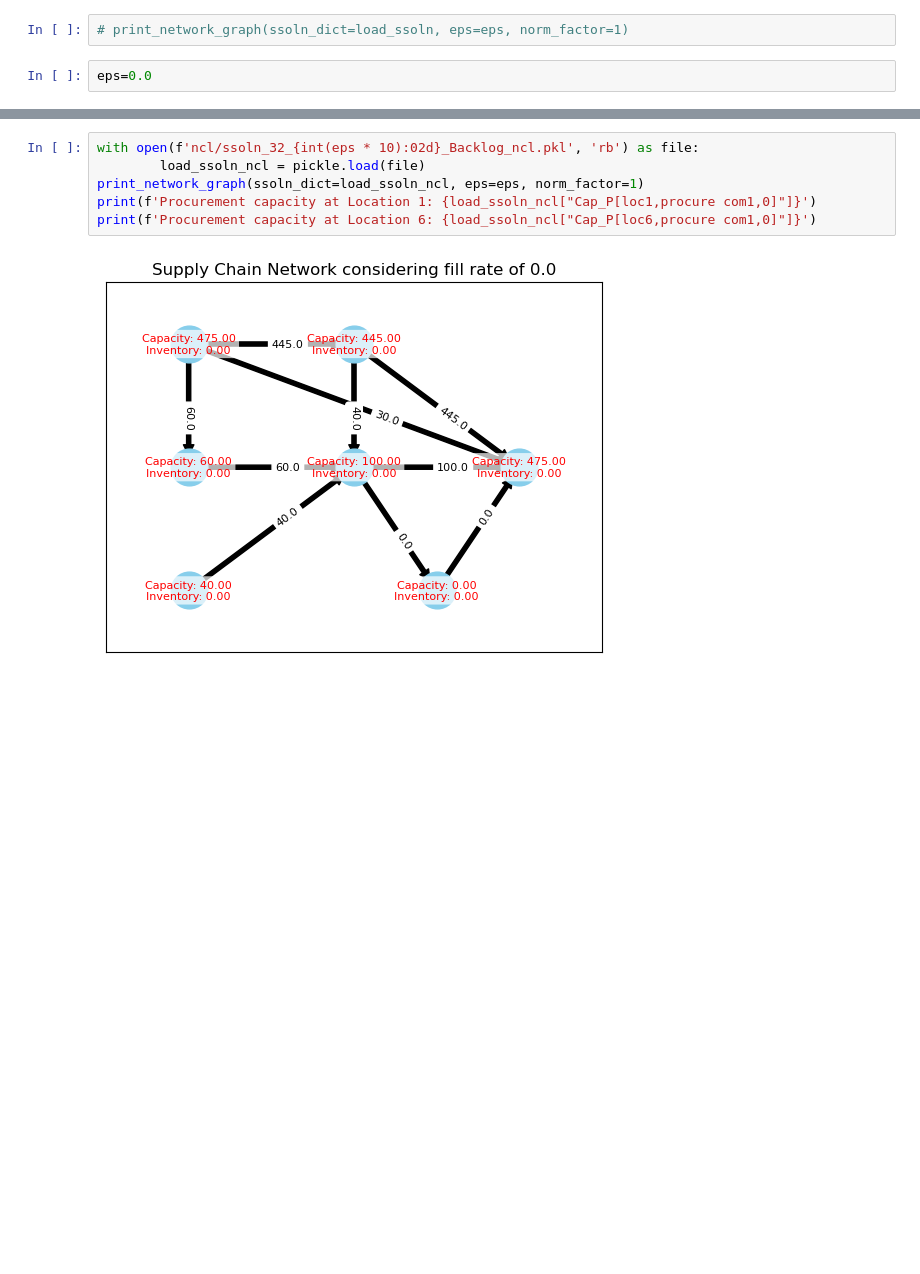
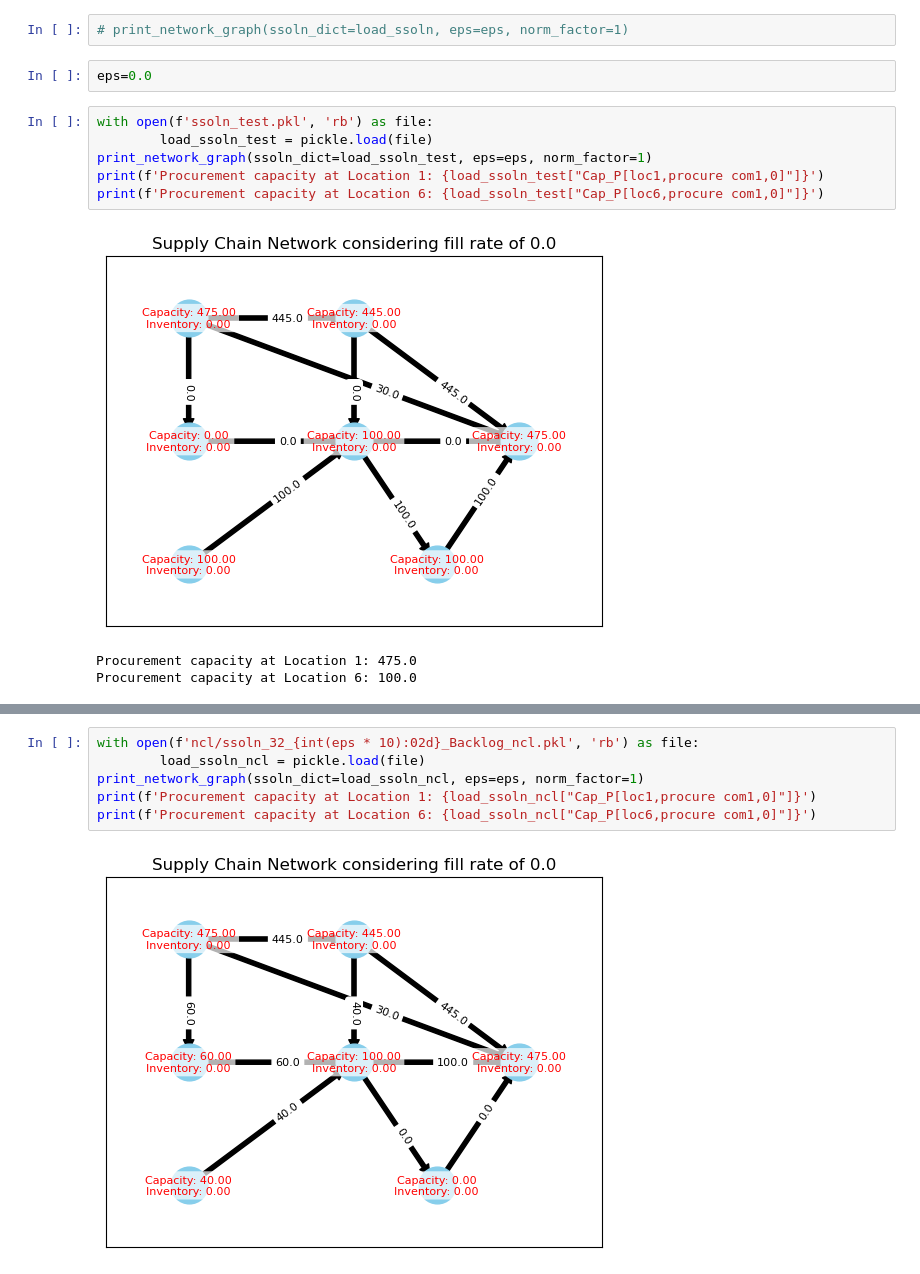
Before and after one commit to shivamvedant/energiapy, a Jupyter notebook: docs/notebooks/supply chain/IRF manuscript/ReadHPRCBacklog.ipynb, the cells around one changed output, grey strips where cells are left out. Drawn from its saved outputs; the diff is of its cells as text; blank space fills up the shorter version.

```diff
--- a/docs/notebooks/supply chain/IRF manuscript/ReadHPRCBacklog.ipynb
+++ b/docs/notebooks/supply chain/IRF manuscript/ReadHPRCBacklog.ipynb
@@ -164,3 +164,13 @@ def print_network_graph(ssoln_dict:dict, eps:float=0.0, norm_factor:float=1.0):
 # print_network_graph(ssoln_dict=load_ssoln, eps=eps, norm_factor=1)
 # %%
 eps=0.0
+# %%
+with open(f'ssoln_test.pkl', 'rb') as file:
+        load_ssoln_test = pickle.load(file)
+print_network_graph(ssoln_dict=load_ssoln_test, eps=eps, norm_factor=1)
+print(f'Procurement capacity at Location 1: {load_ssoln_test["Cap_P[loc1,procure com1,0]"]}')
+print(f'Procurement capacity at Location 6: {load_ssoln_test["Cap_P[loc6,procure com1,0]"]}')
+# %% [output]
+[figure, added]
+Procurement capacity at Location 1: 475.0
+Procurement capacity at Location 6: 100.0
```
Also changed, not shown: parts of 11 cells of this notebook, 6 other files.
